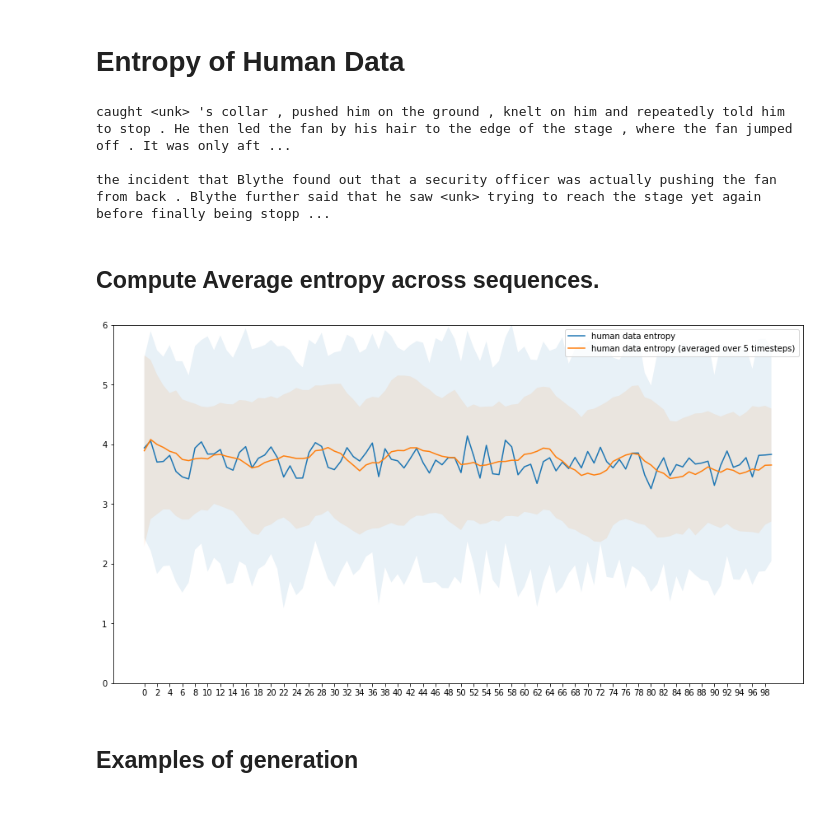
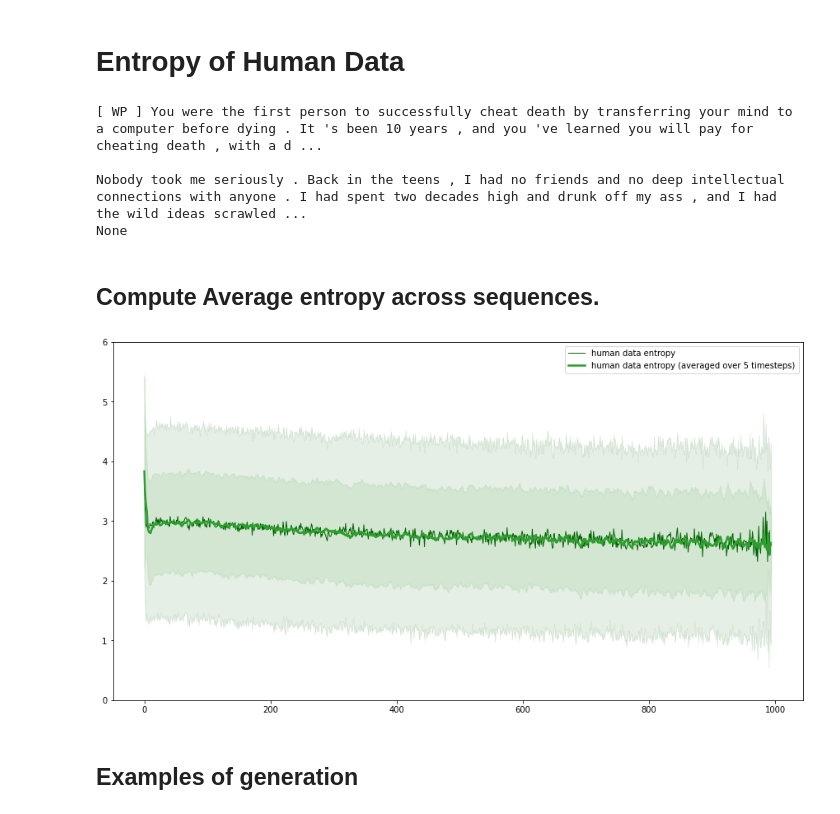
Before and after one commit to kushalarora/stable_entropy_hypothesis, a Jupyter notebook: text_completion/writing_prompts/finetuned_gpt2_prompt.ipynb, the cells around one changed output. Drawn from its saved outputs; the diff is of its cells as text; code cells hidden in the pictures.

```diff
--- a/text_completion/writing_prompts/finetuned_gpt2_prompt.ipynb
+++ b/text_completion/writing_prompts/finetuned_gpt2_prompt.ipynb
@@ -139,2 +151,12 @@ NUM_SEQ=100
+# %%
+# Data
+orig_wp = '/home/mila/a/arorakus/wdir/entropy_aware_search/data/writingPrompts/generated/orig.txt'
+gpt2_greedy_generation = "/home/mila/a/arorakus/wdir/entropy_aware_search/data/writingPrompts/generated/finetuned/greedy.csv"
+gpt2_nucleus_generation = "/home/mila/a/arorakus/wdir/entropy_aware_search/data/writingPrompts/generated/finetuned/top_p_0.9.csv"
+gpt2_topk_generation = "/home/mila/a/arorakus/wdir/entropy_aware_search/data/writingPrompts/generated/finetuned/top_k_30.csv"
+gpt2_typical_generation = "/home/mila/a/arorakus/wdir/entropy_aware_search/data/writingPrompts/generated/finetuned/typical_p_0.95.csv"
+# %%
+NUM_SEQ=1000
+MAX_LEN = 1000
 # %% [markdown]
 # Entropy of Human Data
@@ -144,24 +163,26 @@ human_dataframe = parse_test_split(human_data_wiki103)
+# %%
+human_dataframe = pd.read_csv(orig_wp, sep='\t', names=['context', 'model_text'])
+human_dataframe['model_text'] = human_dataframe['model_text'].apply(lambda txt: txt.replace("<newline>", "\n"))
 # %%
-sample = human_dataframe.sample(1).iloc[0]
-print(sample.context)
+human_datapoint = human_dataframe.sample(1).iloc[0]
+print(human_datapoint.context)
 print()
-print(print_with_colors(sample.model_text,sample.lrep_idxs))
+print(print_sample(human_datapoint.context, human_datapoint.model_text))
 # %% [output]
-caught <unk> 's collar , pushed him on the ground , knelt on him and repeatedly told him to stop . He then led the fan by his hair to the edge of the stage , where the fan jumped off . It was only aft ...
+[ WP ] You were the first person to successfully cheat death by transferring your mind to a computer before dying . It 's been 10 years , and you 've learned you will pay for cheating death , with a d ...
 
-the incident that Blythe found out that a security officer was actually pushing the fan from back . Blythe further said that he saw <unk> trying to reach the stage yet again before finally being stopp ...
+Nobody took me seriously . Back in the teens , I had no friends and no deep intellectual connections with anyone . I had spent two decades high and drunk off my ass , and I had the wild ideas scrawled ...
+None
 # %% [markdown]
 ## Compute Average entropy across sequences.
 # %%
-human_avg_entropy_pd, human_entropies = compute_average_across_sequences(human_dataframe, gpt2_model, column_prefix='human_generated',  max_len=100, num_seq=NUM_SEQ)
-human_avg_ma_entropy_pd, human_ma_entropies = compute_average_across_sequences(human_dataframe, gpt2_model, column_prefix='human_generated', width=5,  max_len=100, to_be_averaged='entropy_ma', num_seq=NUM_SEQ)
-
-# human_avg_dent_pd, human_dent = compute_average_across_sequences(human_dataframe, gpt2_model, column_prefix='human_generated',  max_len=100, num_seq=500,  to_be_averaged='dent', width=5)
+human_avg_entropy_pd, human_entropies = compute_average_across_sequences(human_dataframe, gpt2_model, tokenizer, column_prefix='human_generated',  max_len=MAX_LEN, num_seq=NUM_SEQ, cache=True)
+human_avg_ma_entropy_pd, human_ma_entropies = compute_average_across_sequences(human_dataframe, gpt2_model, tokenizer, column_prefix='human_generated', width=5,  max_len=MAX_LEN, to_be_averaged='entropy_ma', num_seq=NUM_SEQ, cache=True)
 # %%
 fig, ax = plt.subplots(figsize=(15, 8))
-plot_avg_entropies_mean_std(human_entropies, ax, 'human data entropy')
-plot_avg_entropies_mean_std(human_ma_entropies, ax, 'human data entropy (averaged over 5 timesteps)')
+plot_avg_entropies_mean_std(human_entropies, ax, 'human data entropy', color='darkgreen')
+plot_avg_entropies_mean_std(human_ma_entropies, ax, 'human data entropy (averaged over 5 timesteps)', color='tab:green', linewidth=2.5)
 # %% [output]
-[figure, old version]
+[figure, new version]
 # %% [markdown]
 ## Examples of generation
```
Also changed, not shown: parts of 70 cells of this notebook, 10 other files.
